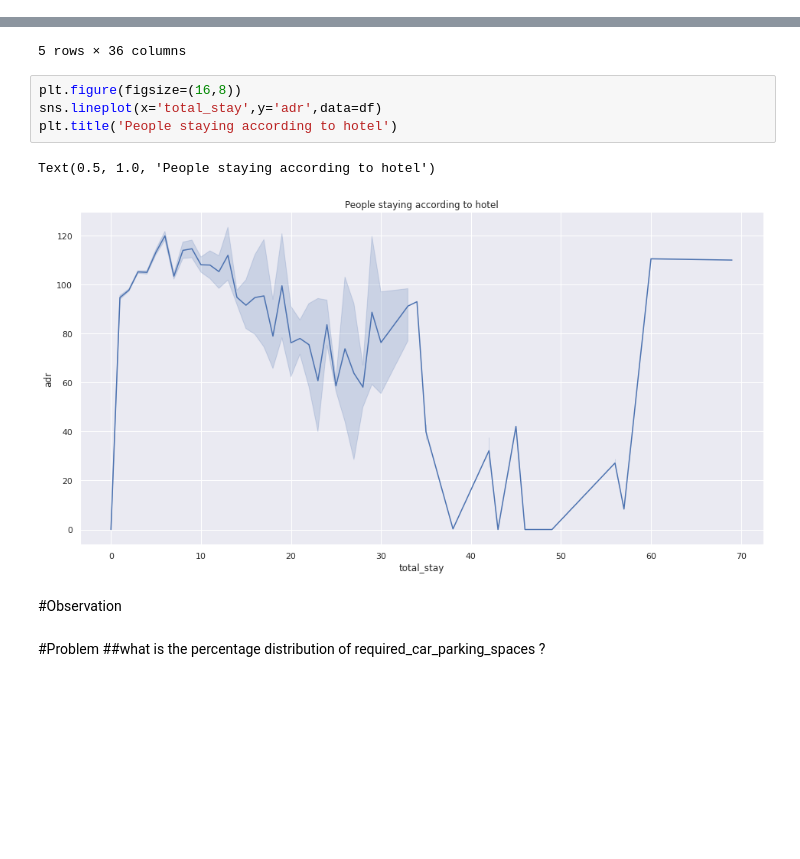
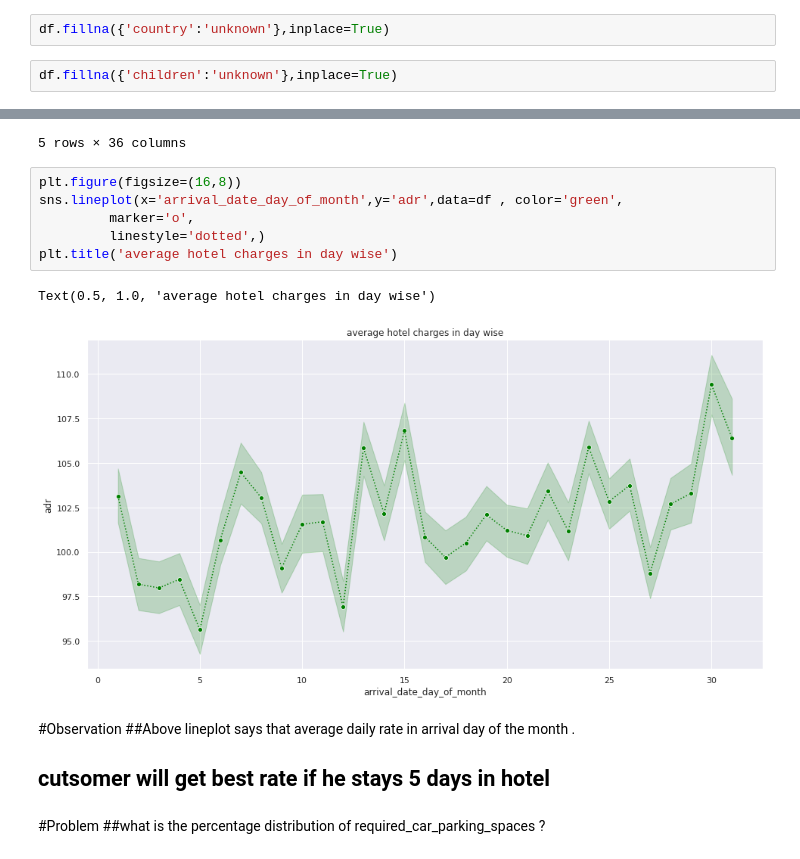
Before and after one commit to Almabette/HotelBookingAnalysis, a Jupyter notebook: Copy_of_Copy_of_Hotel_Booking_Analysis_Capstone_Project.ipynb, the cells around one changed output, grey strips where cells are left out. Cells and saved outputs as stored; diff of their text form; blank space fills up the shorter version.

```diff
--- a/Copy_of_Copy_of_Hotel_Booking_Analysis_Capstone_Project.ipynb
+++ b/Copy_of_Copy_of_Hotel_Booking_Analysis_Capstone_Project.ipynb
@@ -209,3 +169,7 @@ dtype: int64
+# %%
+df.fillna({'country':'unknown'},inplace=True)
+# %%
+df.fillna({'children':'unknown'},inplace=True)
 # %%
 df.info()
 # %% [output]
@@ -621,13 +585,17 @@ df.head()
 5 rows × 36 columns
 # %%
 plt.figure(figsize=(16,8))
-sns.lineplot(x='total_stay',y='adr',data=df)
-plt.title('People staying according to hotel')
+sns.lineplot(x='arrival_date_day_of_month',y='adr',data=df , color='green',
+         marker='o',
+         linestyle='dotted',)
+plt.title('average hotel charges in day wise')
 # %% [output]
-Text(0.5, 1.0, 'People staying according to hotel')
+Text(0.5, 1.0, 'average hotel charges in day wise')
-[figure, old version]
+[figure, new version]
-# %% [markdown]
-#Observation
+# %% [markdown]
+#Observation
+##Above lineplot says that average daily rate  in arrival day of the month .
+## cutsomer will get best rate if he stays 5 days in hotel
 # %% [markdown]
 #Problem
 ##what is the percentage distribution of required_car_parking_spaces ?
```
Also changed, not shown: parts of 19 cells of this notebook.
